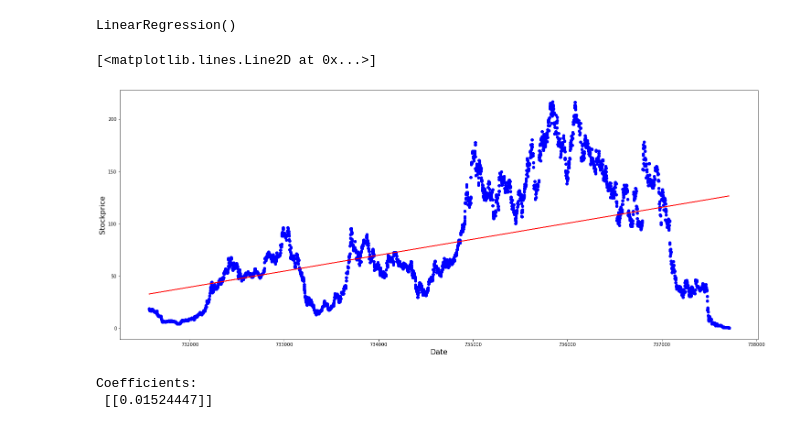
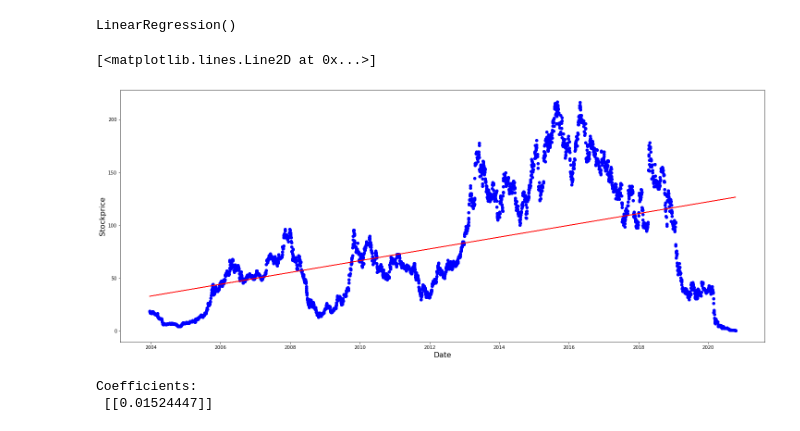
Before and after one commit to Sportspaul/DAVE3625, a Jupyter notebook: Assignment2/Assignment2.ipynb, the cells around one changed output. Saved outputs shown, nothing was run; the diff lists cells and outputs as text; code cells hidden in the pictures.

```diff
--- a/Assignment2/Assignment2.ipynb
+++ b/Assignment2/Assignment2.ipynb
@@ -42,17 +30,20 @@ reg_obj_train = linear_model.LinearRegression()
 reg_obj_train.fit(train_date,train_close)
 # %% [output]
 LinearRegression()
+# %%
+# Converting int dates into DateTime for train_date
+train_date_dt = train_date['Date'].apply(dt.datetime.fromordinal)
 # %%
 #%matplotlib inline
 plt.figure(figsize=(25,10))
 plt.xlabel('Date',fontsize=16)
 plt.ylabel('Stockprice',fontsize=16)
 #Visual Represention of linear equation with Linear Regression
-plt.scatter(train_date,train_close,color='blue')
-plt.plot(train_date,reg_obj_train.predict(train[['Date']]),color='red')
+plt.scatter(train_date_dt,train_close,color='blue')
+plt.plot(train_date_dt,reg_obj_train.predict(train[['Date']]),color='red')
 # %% [output]
 [<matplotlib.lines.Line2D at 0x...>]
-[figure, old version]
+[figure, new version]
 # %%
 reg_obj_test = linear_model.LinearRegression()
 reg_obj_test.fit(test_date,test_close)
```
Also changed, not shown: parts of 11 cells of this notebook.
